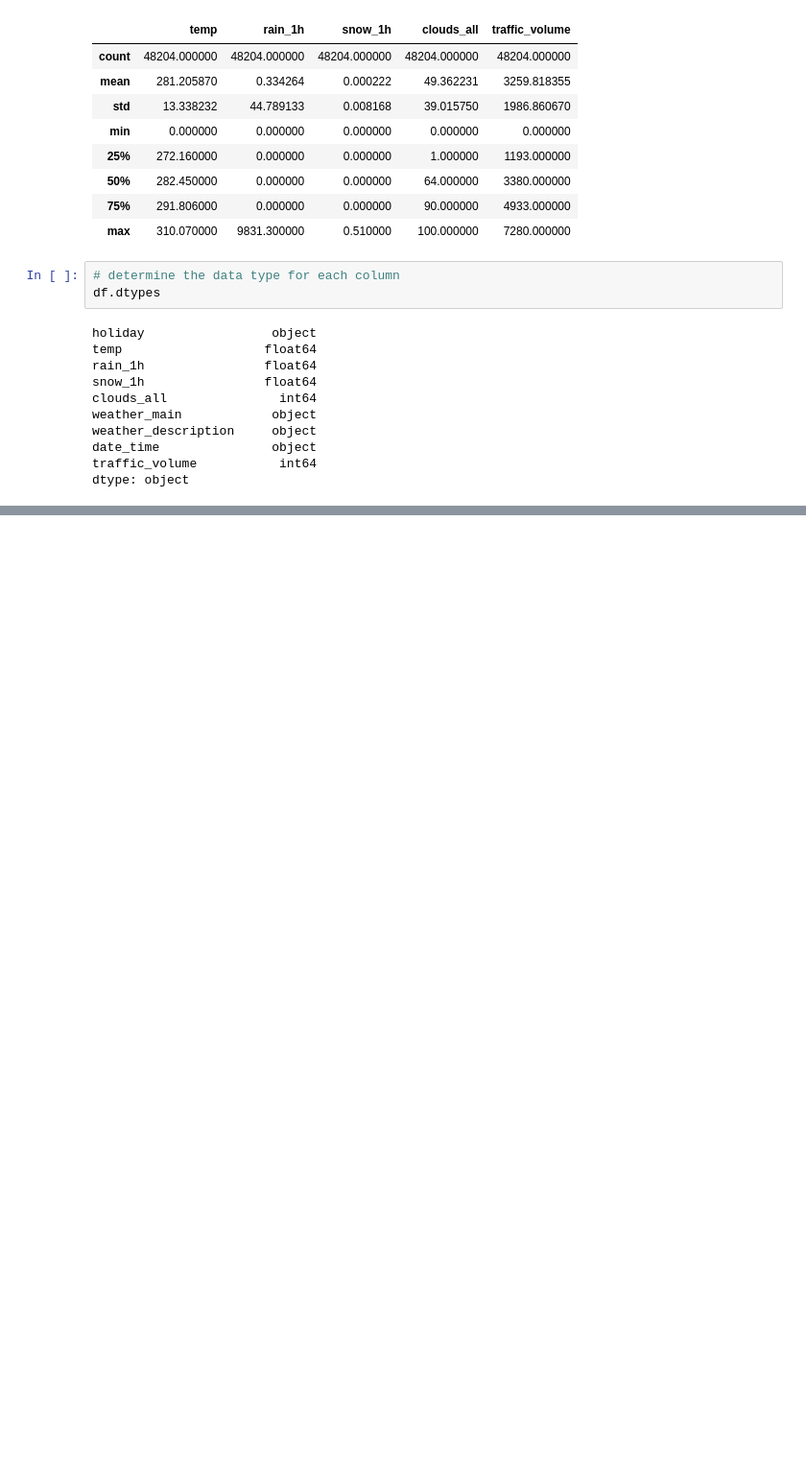
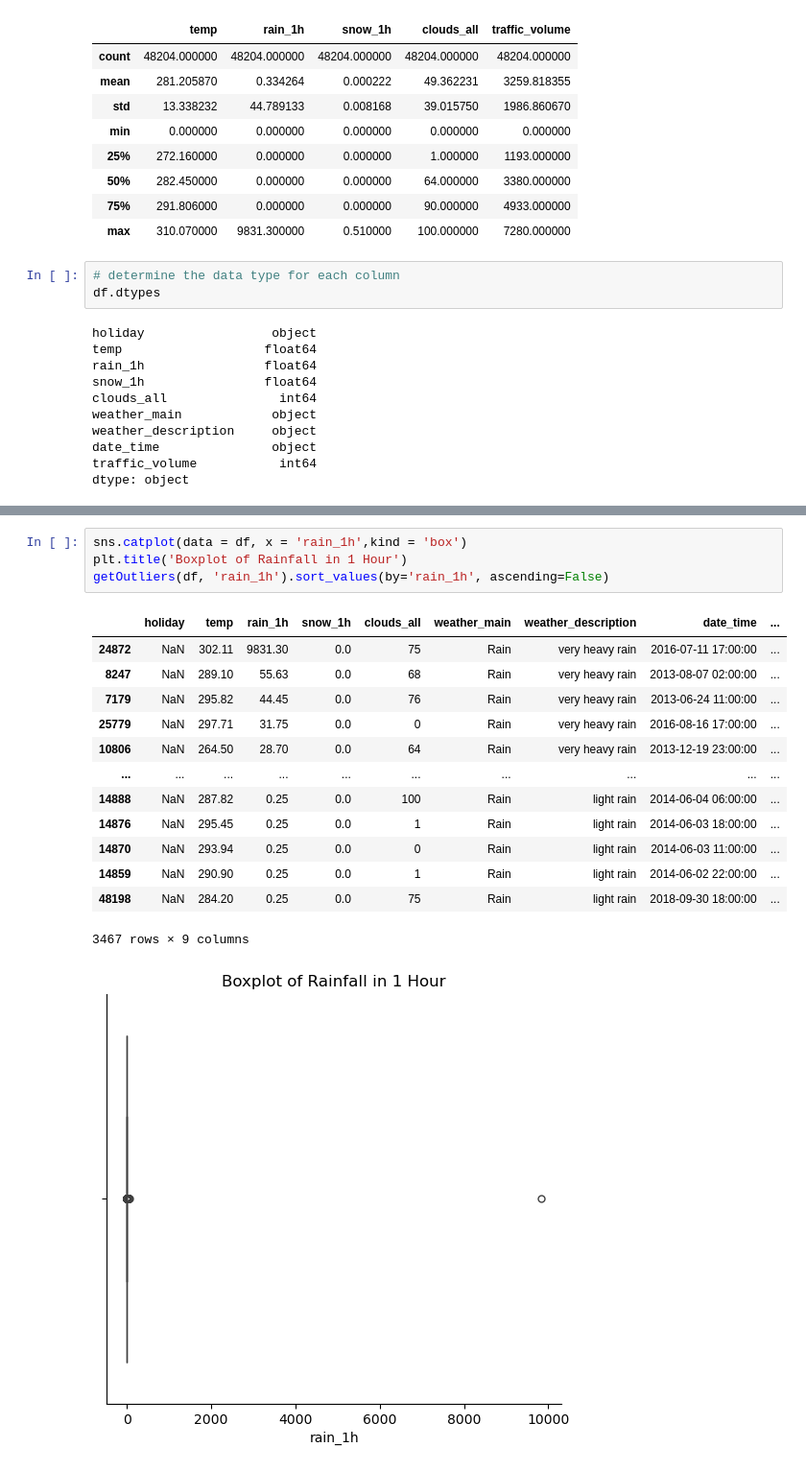
Before and after one commit to emilyrosebutz/traffic-linear-regression, a Jupyter notebook: LinearRegressionHW.ipynb, the cells around one changed output, grey strips where cells are left out. Shown at 96% size. Drawn from its saved outputs; the diff is of its cells as text; blank space fills up the shorter version.

```diff
--- a/LinearRegressionHW.ipynb
+++ b/LinearRegressionHW.ipynb
@@ -91,0 +142,19 @@ dtype: object
+# %%
+sns.catplot(data = df, x = 'rain_1h',kind = 'box')
+plt.title('Boxplot of Rainfall in 1 Hour')
+getOutliers(df, 'rain_1h').sort_values(by='rain_1h', ascending=False)
+# %% [output]
+|  | holiday | temp | rain_1h | snow_1h | clouds_all | weather_main | weather_description | date_time | ... |
+| 24872 | NaN | 302.11 | 9831.30 | 0.0 | 75 | Rain | very heavy rain | 2016-07-11 17:00:00 | ... |
+| 8247 | NaN | 289.10 | 55.63 | 0.0 | 68 | Rain | very heavy rain | 2013-08-07 02:00:00 | ... |
+| 7179 | NaN | 295.82 | 44.45 | 0.0 | 76 | Rain | very heavy rain | 2013-06-24 11:00:00 | ... |
+| 25779 | NaN | 297.71 | 31.75 | 0.0 | 0 | Rain | very heavy rain | 2016-08-16 17:00:00 | ... |
+| 10806 | NaN | 264.50 | 28.70 | 0.0 | 64 | Rain | very heavy rain | 2013-12-19 23:00:00 | ... |
+| ... | ... | ... | ... | ... | ... | ... | ... | ... | ... |
+| 14888 | NaN | 287.82 | 0.25 | 0.0 | 100 | Rain | light rain | 2014-06-04 06:00:00 | ... |
+| 14876 | NaN | 295.45 | 0.25 | 0.0 | 1 | Rain | light rain | 2014-06-03 18:00:00 | ... |
+| 14870 | NaN | 293.94 | 0.25 | 0.0 | 0 | Rain | light rain | 2014-06-03 11:00:00 | ... |
+| 14859 | NaN | 290.90 | 0.25 | 0.0 | 1 | Rain | light rain | 2014-06-02 22:00:00 | ... |
+| 48198 | NaN | 284.20 | 0.25 | 0.0 | 75 | Rain | light rain | 2018-09-30 18:00:00 | ... |
+3467 rows × 9 columns
+[figure, added]
```
Also changed, not shown: parts of 23 cells of this notebook, 1 other file.
